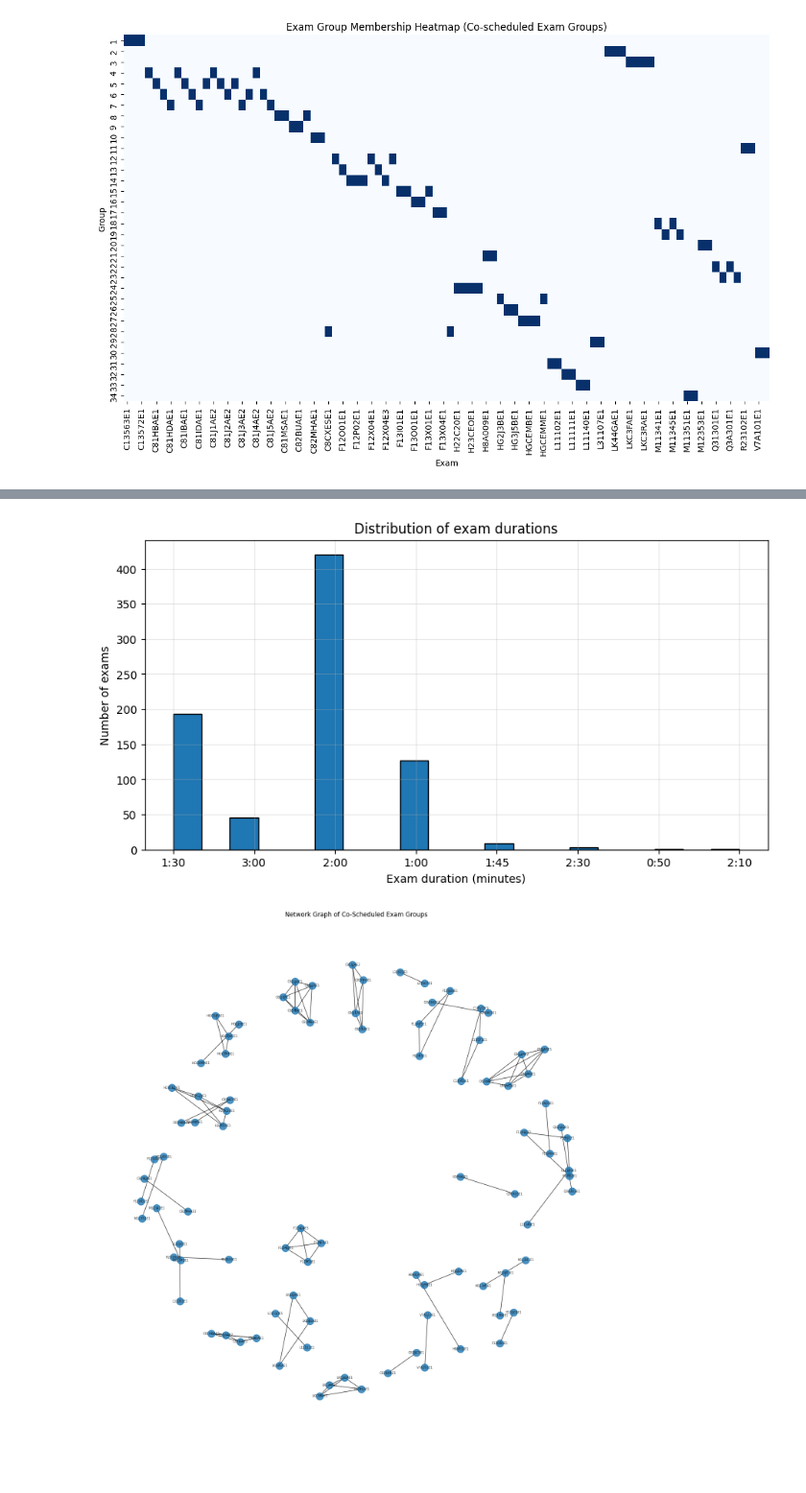
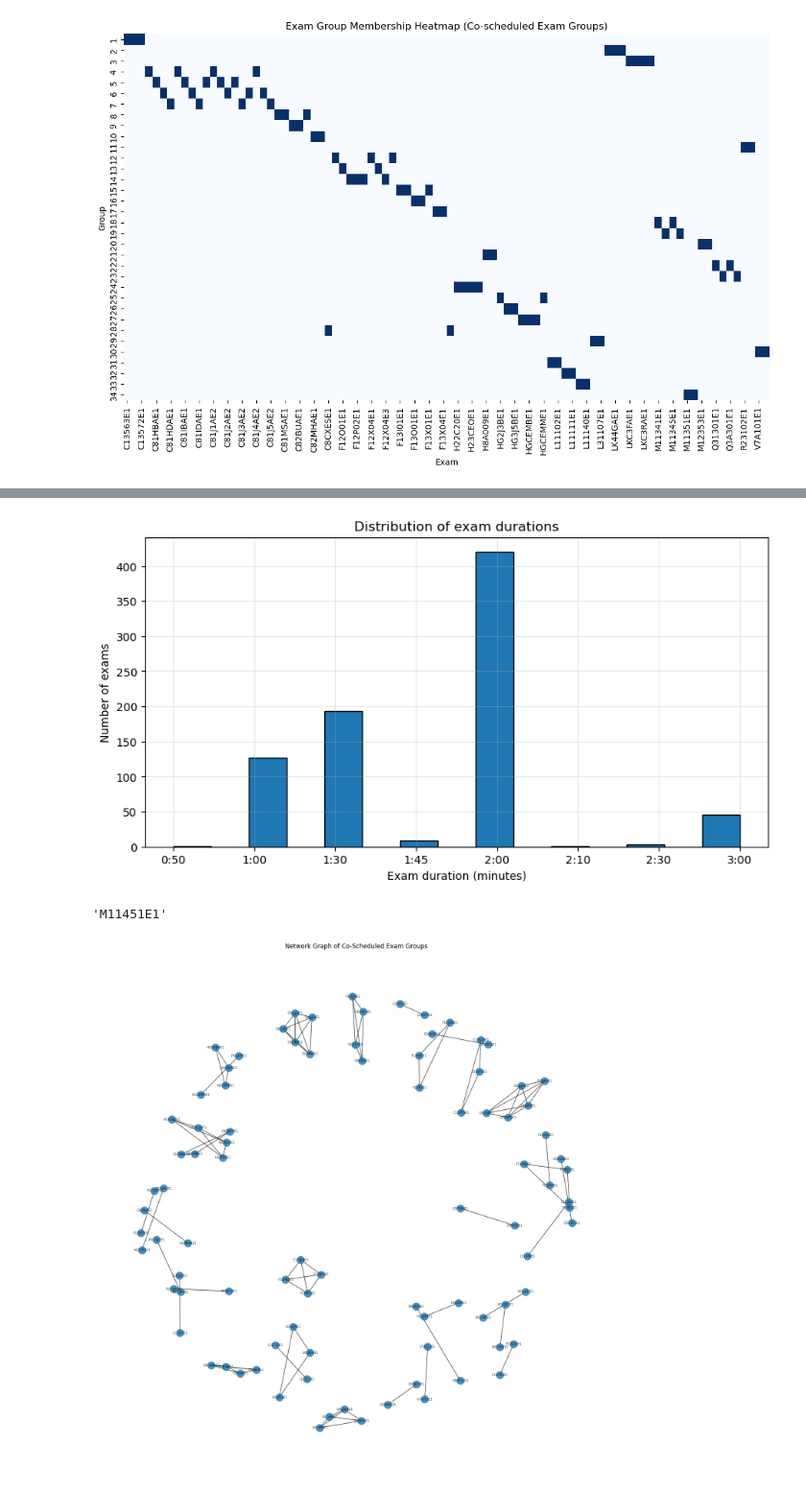
Before and after one commit to jennykhanhnguyen/optimize-exam-schedule, a Jupyter notebook: code/visualization.ipynb, the cells around one changed output, grey strips where cells are left out. Shown at 96% size. Cells and saved outputs as stored; diff of their text form; code cells hidden in the pictures.

```diff
--- a/code/visualization.ipynb
+++ b/code/visualization.ipynb
@@ -121,13 +121,28 @@ plt.show()
 # %%
+# Helper function: convert exam duration from hh:mm to minutes
+def parse_duration(time_str):
+    h, m = time_str.split(":")
+    return int(h) * 60 + int(m)
+
+# Converting hours to mins
+exams["duration_minutes"] = exams["duration"].apply(parse_duration)
+# duration (dict): the mapping from exam -> duration (mins)
+
+duration = exams.set_index("exam")["duration_minutes"].to_dict()
+exams
+
 plt.figure(figsize=(10,5))
-plt.hist(exams['duration'], bins=20, edgecolor='black')
+plt.hist(exams['duration'].sort_values(), bins=15, edgecolor='black')
 plt.xlabel("Exam duration (minutes)")
 plt.ylabel("Number of exams")
 plt.title("Distribution of exam durations")
 plt.grid(alpha=0.3)
 plt.show()
+
+exam
 # %% [output]
-[figure, old version]
+[figure, new version]
+'M11451E1'
 # %%
 import ast
 
```
Also changed, not shown: parts of 1 cell of this notebook, 1 other file.
